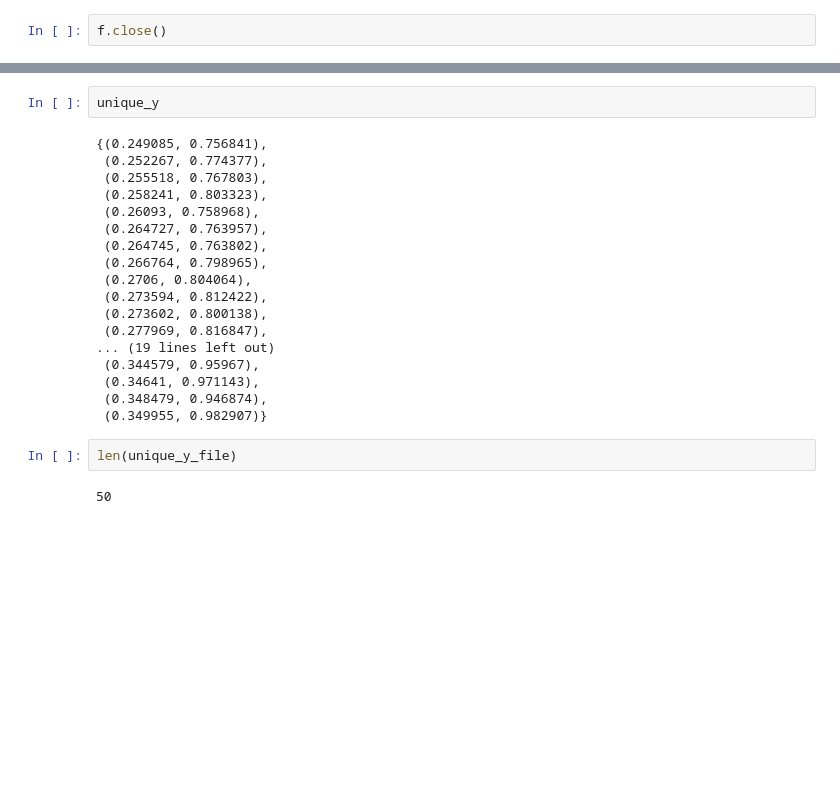
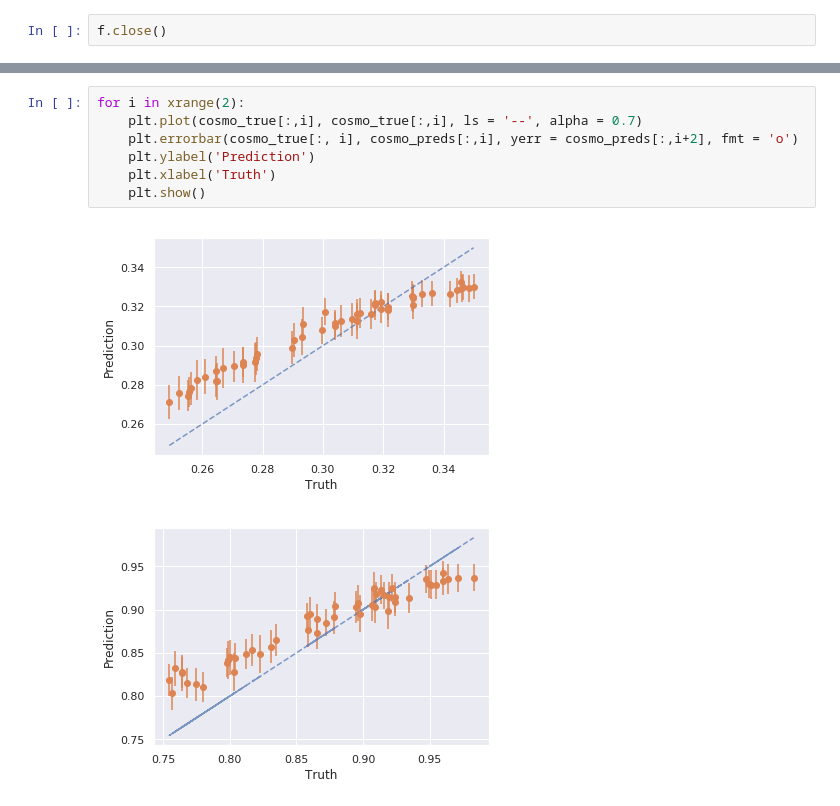
Before and after one commit to mclaughlin6464/uatu, a Jupyter notebook: notebooks/Visualize Tests.ipynb, the cells around one changed output, grey strips where cells are left out. Cells and saved outputs as stored; diff of their text form; blank space fills up the shorter version.

```diff
--- a/notebooks/Visualize Tests.ipynb
+++ b/notebooks/Visualize Tests.ipynb
@@ -73,24 +65,10 @@ print len(unique_y)
-# %%
-unique_y
-# %% [output]
-{(0.249085, 0.756841),
- (0.252267, 0.774377),
- (0.255518, 0.767803),
- (0.258241, 0.803323),
- (0.26093, 0.758968),
- (0.264727, 0.763957),
- (0.264745, 0.763802),
- (0.266764, 0.798965),
- (0.2706, 0.804064),
- (0.273594, 0.812422),
- (0.273602, 0.800138),
- (0.277969, 0.816847),
-... (19 lines left out)
- (0.344579, 0.95967),
- (0.34641, 0.971143),
- (0.348479, 0.946874),
- (0.349955, 0.982907)}
-# %%
-len(unique_y_file)
-# %% [output]
-50
+# %%
+for i in xrange(2):
+    plt.plot(cosmo_true[:,i], cosmo_true[:,i], ls = '--', alpha = 0.7)
+    plt.errorbar(cosmo_true[:, i], cosmo_preds[:,i], yerr = cosmo_preds[:,i+2], fmt = 'o')
+    plt.ylabel('Prediction')
+    plt.xlabel('Truth')
+    plt.show()
+# %% [output]
+[figure, added]
+[figure, added]
```
Also changed, not shown: parts of 9 cells of this notebook, 3 other files.
